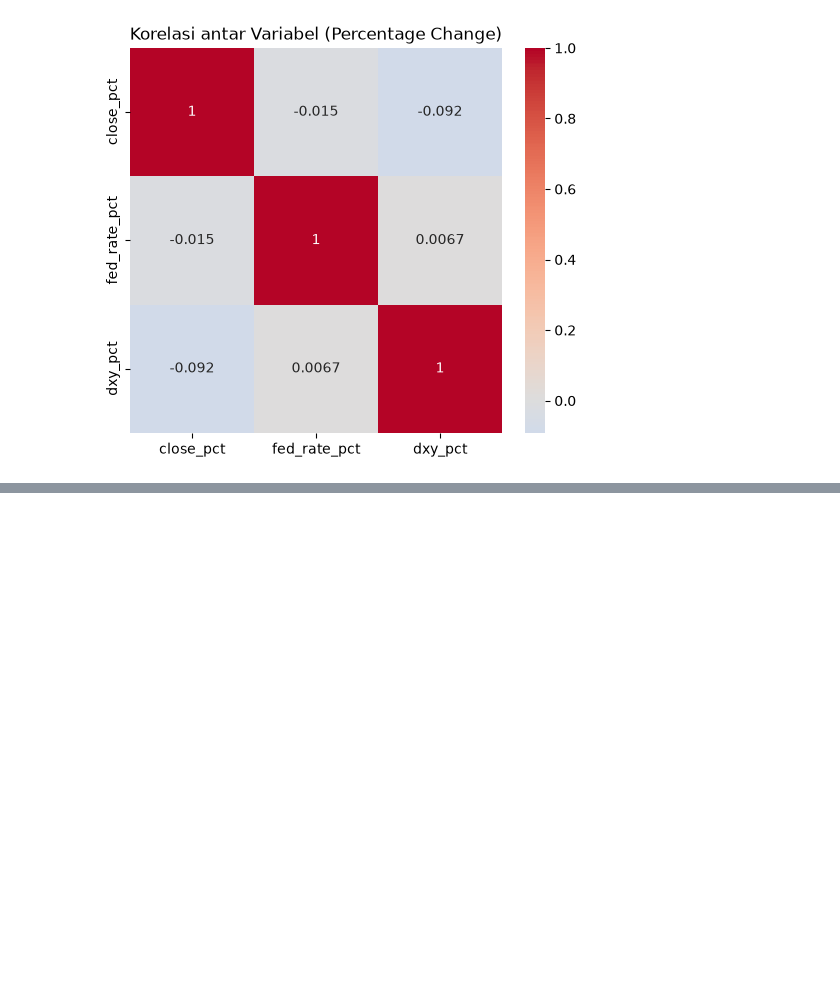
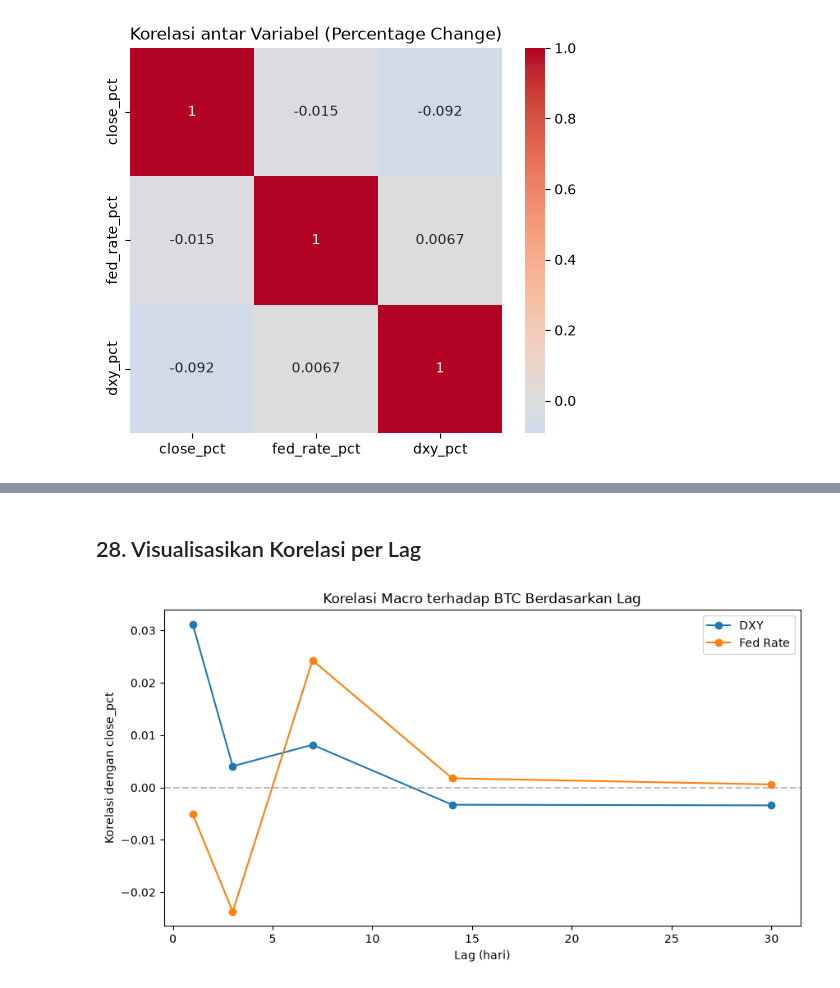
Before and after one commit to Raditxt/btc-market-analysis, a Jupyter notebook: notebooks/eda.ipynb, the cells around one changed output, grey strips where cells are left out. Drawn from its saved outputs; the diff is of its cells as text; code cells hidden in the pictures; blank space fills up the shorter version.

```diff
--- a/notebooks/eda.ipynb
+++ b/notebooks/eda.ipynb
@@ -332,0 +338,19 @@ Setelah dihitung dari percentage change (lebih stasioner, mencerminkan pergeraka
+# %%
+lags = [1, 3, 7, 14, 30]
+lag_results = {}
+
+for lag in lags:
+    temp = pd.DataFrame({
+        "close_pct": df_pct["close_pct"],
+        "dxy_pct_lag": df_pct["dxy_pct"].shift(lag),
+        "fed_rate_pct_lag": df_pct["fed_rate_pct"].shift(lag)
+    }).dropna()
+
+    lag_results[lag] = {
+        "dxy_corr": temp["close_pct"].corr(temp["dxy_pct_lag"]),
+        "fed_rate_corr": temp["close_pct"].corr(temp["fed_rate_pct_lag"])
+    }
+
+lag_df = pd.DataFrame(lag_results).T
+lag_df.index.name = "lag_days"
+lag_df
@@ -332,0 +365,14 @@ Setelah dihitung dari percentage change (lebih stasioner, mencerminkan pergeraka
+# %% [markdown]
+## 28. Visualisasikan Korelasi per Lag
+# %%
+plt.figure(figsize=(10, 5))
+plt.plot(lag_df.index, lag_df["dxy_corr"], marker="o", label="DXY")
+plt.plot(lag_df.index, lag_df["fed_rate_corr"], marker="o", label="Fed Rate")
+plt.axhline(0, color="gray", linestyle="--", alpha=0.5)
+plt.xlabel("Lag (hari)")
+plt.ylabel("Korelasi dengan close_pct")
+plt.title("Korelasi Macro terhadap BTC Berdasarkan Lag")
+plt.legend()
+plt.show()
+# %% [output]
+[figure, added]
```
Also changed, not shown: parts of 18 cells of this notebook.
